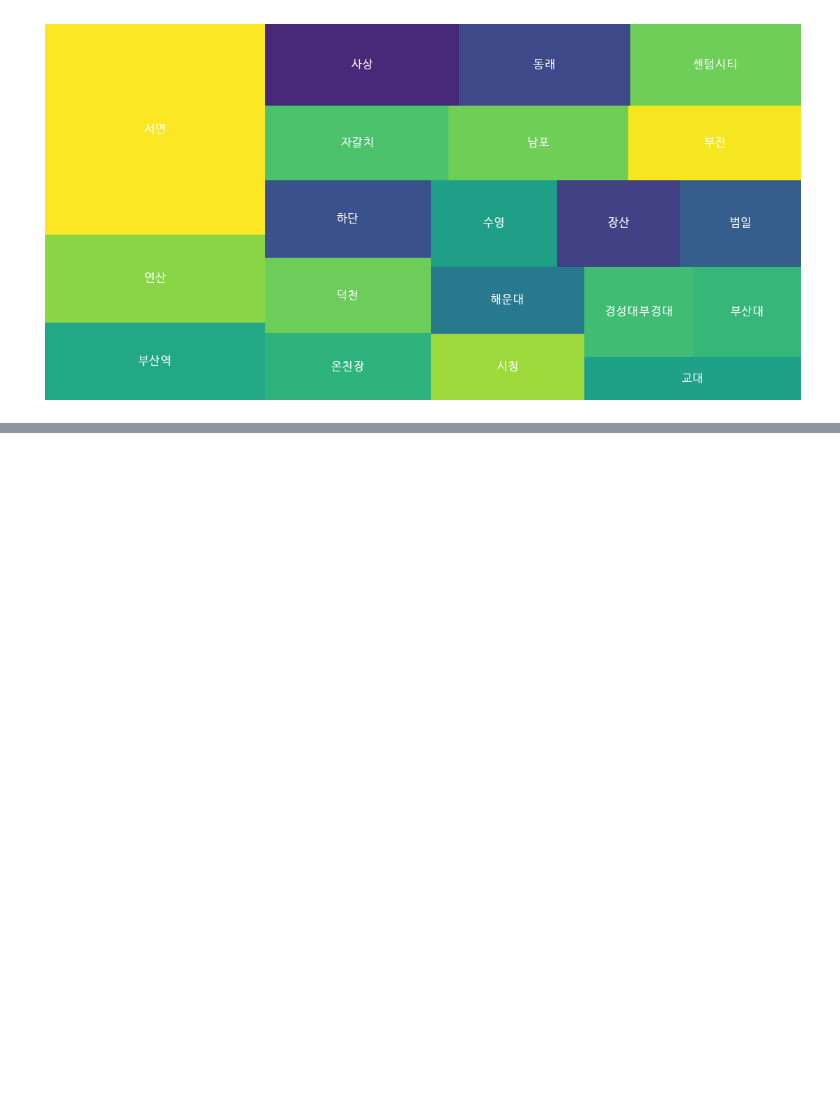
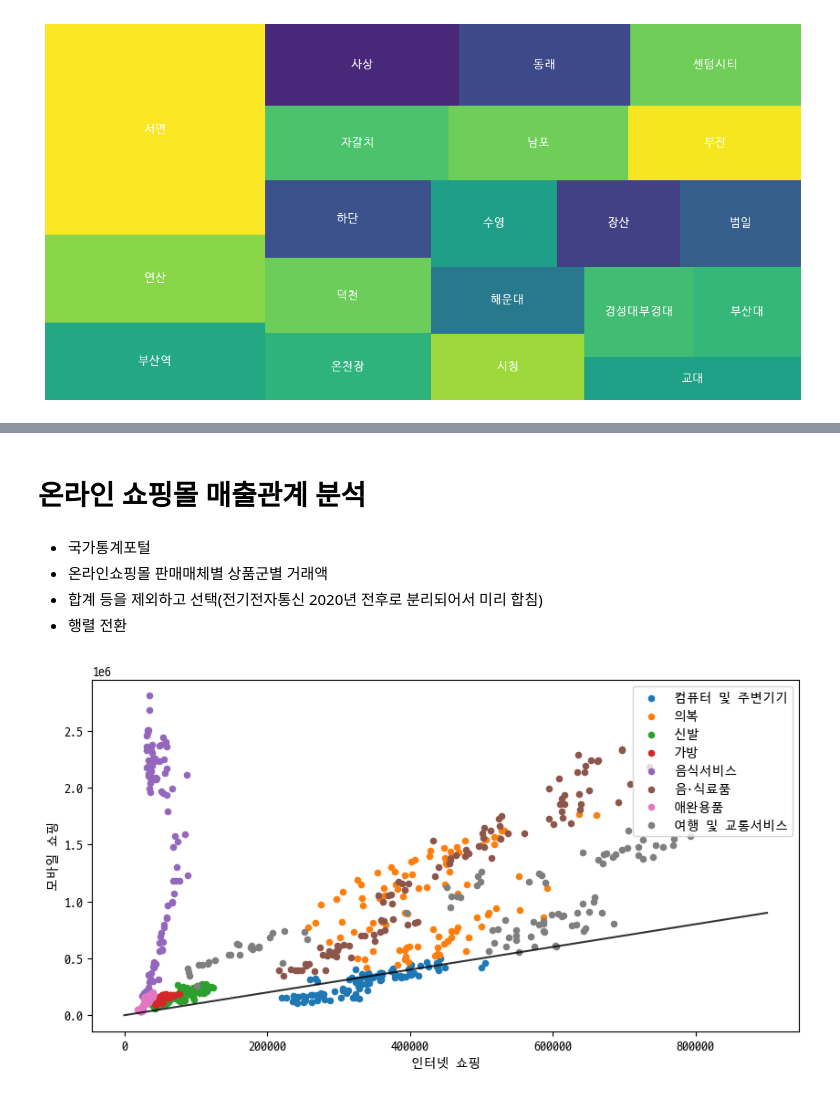
Before and after one commit to JeongHui-seong/py_hs01, a Jupyter notebook: python11.ipynb, the cells around one changed output, grey strips where cells are left out. Drawn from its saved outputs; the diff is of its cells as text; code cells hidden in the pictures; blank space fills up the shorter version.

```diff
--- a/python11.ipynb
+++ b/python11.ipynb
@@ -89,0 +240,47 @@ plt.show()
+# %% [markdown]
+# 온라인 쇼핑몰 매출관계 분석
+# %% [markdown]
+- 국가통계포털
+- 온라인쇼핑몰 판매매체별 상품군별 거래액
+- 합계 등을 제외하고 선택(전기전자통신 2020년 전후로 분리되어서 미리 합침)
+- 행렬 전환
+# %%
+import matplotlib
+import matplotlib.pyplot as plt
+import matplotlib.font_manager as fm
+
+import pandas as pd
+from datetime import datetime
+
+d2_path = "dataset/D2Coding-Ver1.3.2-20180524.ttf"
+fm.fontManager.addfont(path=d2_path)
+matplotlib.rcParams["font.family"] = "D2Coding"
+
+file_path = "dataset/온라인쇼핑몰_판매매체별_상품군별거래액.csv"
+ori = pd.read_csv(file_path, encoding='EUC-KR')
+ori.columns = ["category", "date", "internet", "mobile"]
+ori['date'] = ori['date'].map(lambda x : x.rstrip(' p)'))
+
+ori['date'] = pd.to_datetime(ori["date"], format='%Y.%m')
+
+ex1_data = ori.copy()
+
+obj = ['컴퓨터 및 주변기기','의복','신발','가방','음식서비스','음·식료품','애완용품','여행 및 교통서비스']
+ex1_data = ex1_data[ex1_data['category'].isin(obj)]
+ex1_data.sample(20)
+
+fig, ax = plt.subplots(figsize = (10, 5))
+
+for o in obj:
+    category_data = ex1_data[ex1_data['category'] == o]
+    x_data = category_data['internet']
+    y_data = category_data['mobile']
+    ax.scatter(x_data, y_data, s = 20, label = o)
+
+ax.set_xlabel('인터넷 쇼핑')
+ax.set_ylabel('모바일 쇼핑')
+ax.legend(loc="best")
+ax.plot([0,900000],[0,900000], 'k-', alpha = 0.8)
+plt.show()
+# %% [output]
+[figure, added]
```
Also changed, not shown: parts of 5 cells of this notebook, 7 other files.
